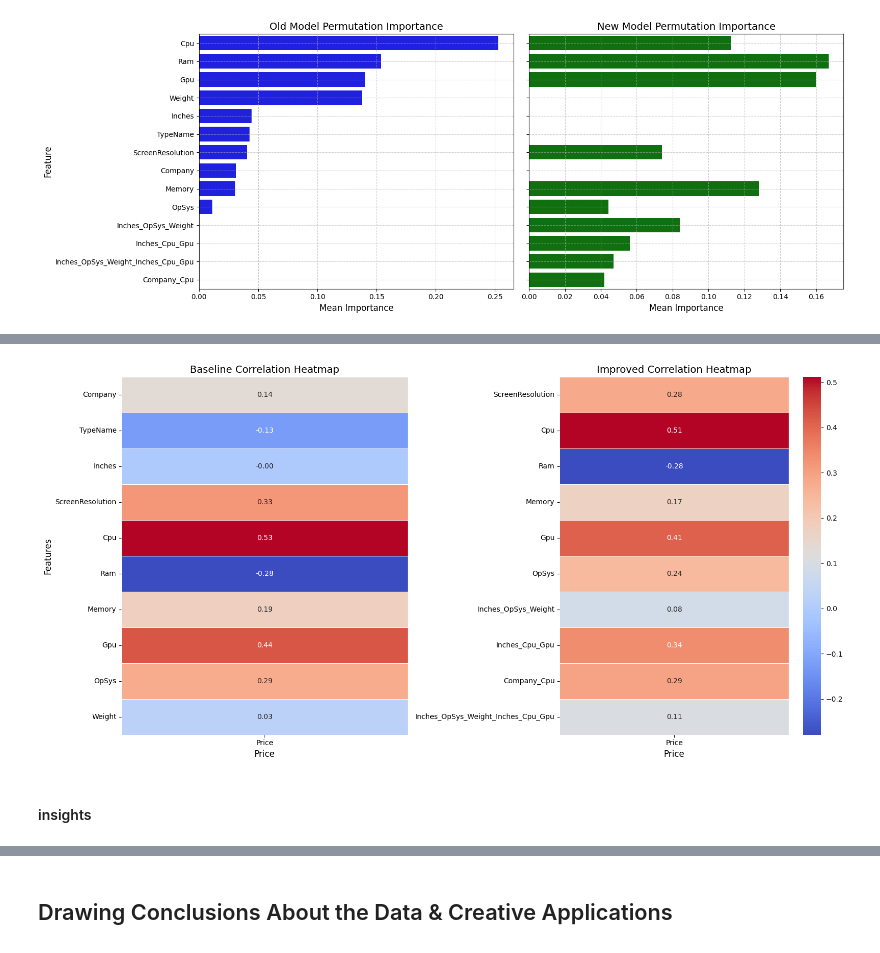
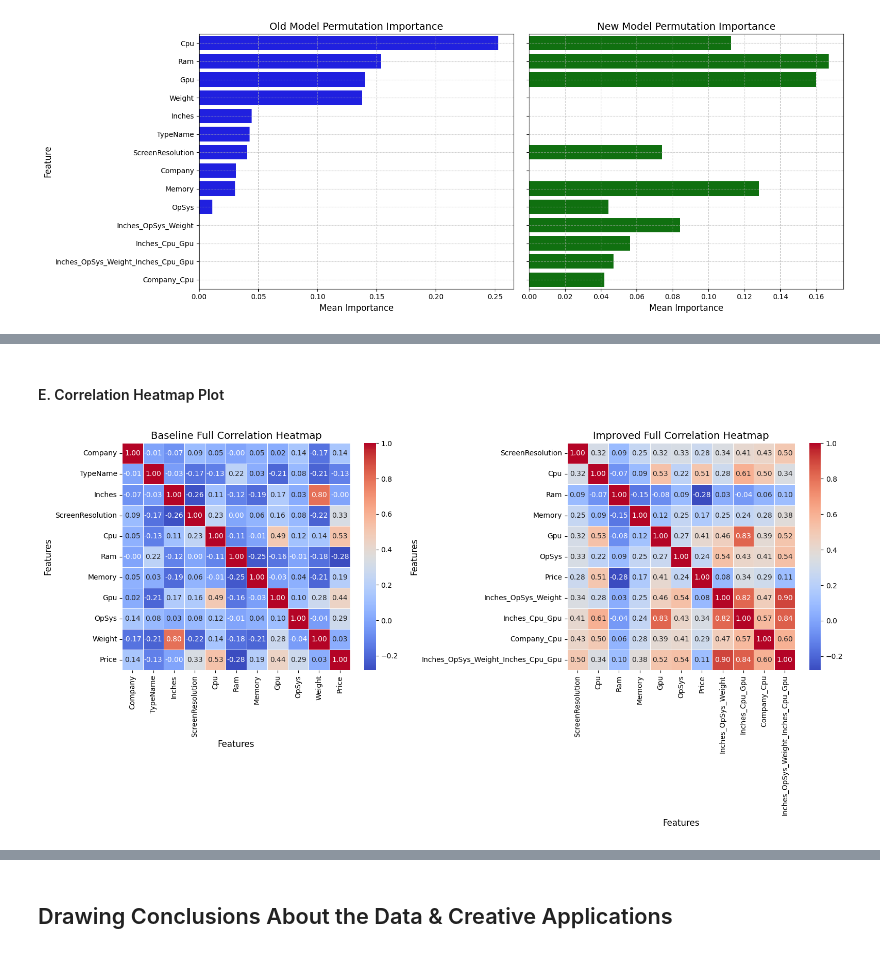
Before and after one commit to EliyaRabia/Tabular-Data-Project, a Jupyter notebook: part2.ipynb, the cells around one changed output, grey strips where cells are left out. Cells and saved outputs as stored; diff of their text form; code cells hidden in the pictures.

```diff
--- a/part2.ipynb
+++ b/part2.ipynb
@@ -708,50 +788,49 @@ plt.show()
+# %% [markdown]
+#### E. Correlation Heatmap Plot
 # %%
+from sklearn.preprocessing import LabelEncoder
+
+# Baseline preprocessing correlation metric
 categorical_features = ['Company', 'TypeName', 'OpSys' , 'Gpu', 'Memory', 'Ram', 'Cpu', 'ScreenResolution', 'Inches', 'Weight']
 encoder = LabelEncoder()
 encoded_data = copy_data.copy()
 
 for feature in categorical_features:
     encoded_data[feature] = encoder.fit_transform(encoded_data[feature])
 
 # Remove the 'ID' column
-encoded_data = encoded_data.drop(columns=['ID'])
+Baseline_encoded_data = encoded_data.drop(columns=['ID'])
 
-# Select all numeric features (after encoding)
-numeric_features = encoded_data.select_dtypes(include=[np.number])
+# Select all Baseline numeric features (after encoding)
+numeric_features = Baseline_encoded_data.select_dtypes(include=[np.number])
 
-# Calculate correlation matrices
-baseline_corr = numeric_features.corr()
-improved_corr = improve_data.corr()
+# Calculate full correlation matrices
+baseline_corr_full = numeric_features.corr()
+improved_corr_full = improve_data.corr()
 
-# Filter only correlations with the target variable (Price)
-baseline_corr_target = baseline_corr[['Price']].drop('Price')
-improved_corr_target = improved_corr[['Price']].drop('Price')
-
-# Create side-by-side heatmaps
+# Create side-by-side heatmaps for full correlations
 fig, axes = plt.subplots(1, 2, figsize=(16, 8))
 
-# Baseline correlation heatmap
+# Baseline full correlation heatmap
 sns.heatmap(
-    baseline_corr_target, annot=True, cmap='coolwarm', fmt=".2f",
-    linewidths=0.5, ax=axes[0], cbar=False
+    baseline_corr_full, annot=True, cmap='coolwarm', fmt=".2f",
+    linewidths=0.5, ax=axes[0]
 )
-axes[0].set_title("Baseline Correlation Heatmap", fontsize=14)
-axes[0].set_xlabel("Price", fontsize=12)
+axes[0].set_title("Baseline Full Correlation Heatmap", fontsize=14)
+axes[0].set_xlabel("Features", fontsize=12)
 axes[0].set_ylabel("Features", fontsize=12)
 
-# Improved correlation heatmap
+# Improved full correlation heatmap
 sns.heatmap(
-    improved_corr_target, annot=True, cmap='coolwarm', fmt=".2f",
-    linewidths=0.5, ax=axes[1], cbar=True
+    improved_corr_full, annot=True, cmap='coolwarm', fmt=".2f",
+    linewidths=0.5, ax=axes[1]
 )
-axes[1].set_title("Improved Correlation Heatmap", fontsize=14)
-axes[1].set_xlabel("Price", fontsize=12)
-axes[1].set_ylabel("")
+axes[1].set_title("Improved Full Correlation Heatmap", fontsize=14)
+axes[1].set_xlabel("Features", fontsize=12)
+axes[1].set_ylabel("Features", fontsize=12)
 
 # Adjust layout and show
 plt.tight_layout()
 plt.show()
 # %% [output]
-[figure, old version]
+[figure, new version]
-# %% [markdown]
-#### insights
```
Also changed, not shown: parts of 30 cells of this notebook.
